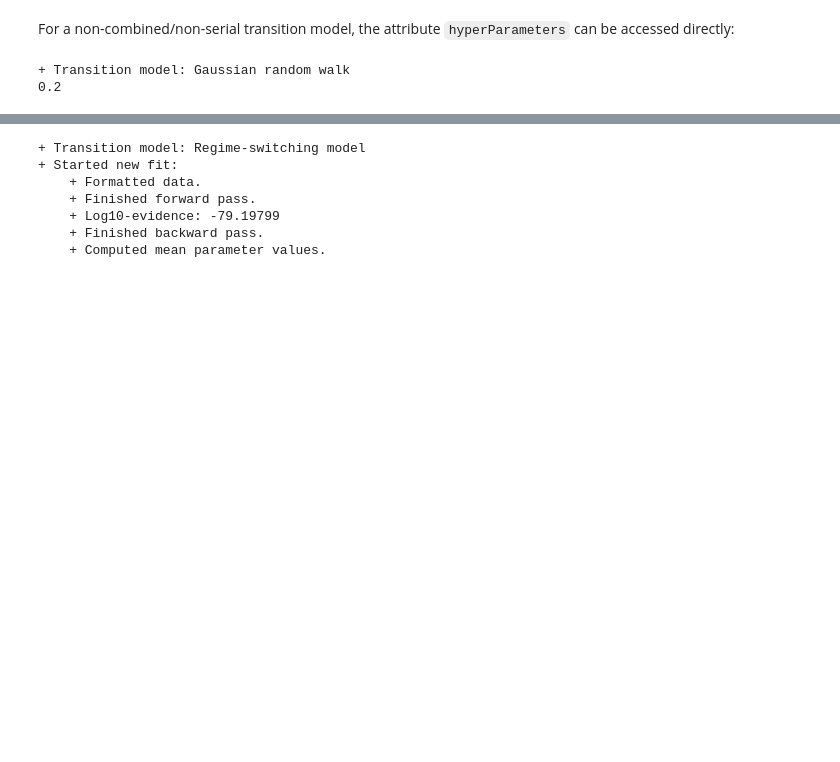
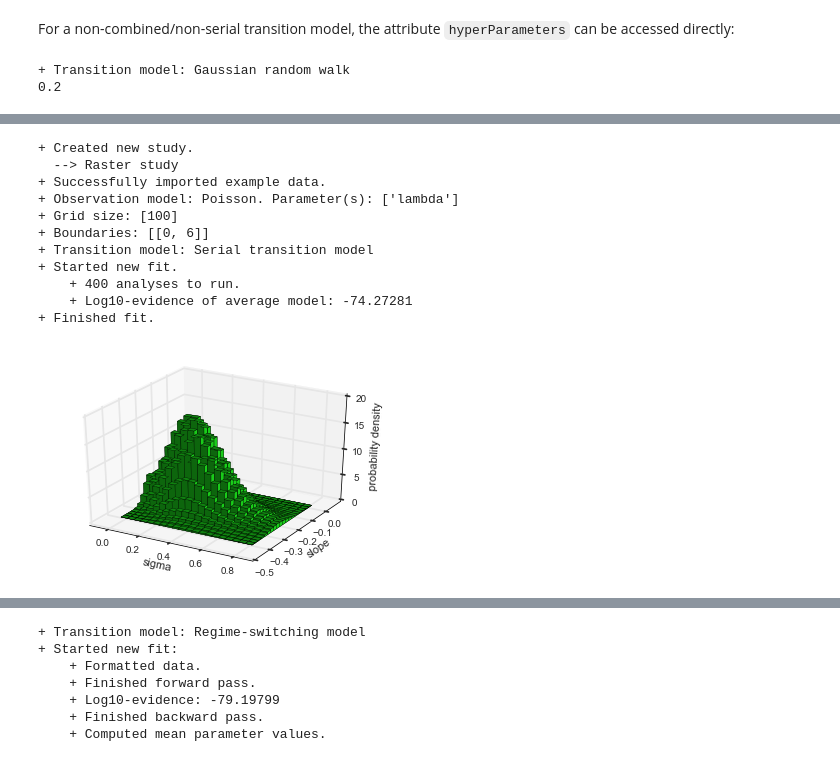
Before and after one commit to christophmark/bayesloop, a Jupyter notebook: docs/bayesloop_tutorial.ipynb, the cells around one changed output, grey strips where cells are left out. Cells and saved outputs as stored; diff of their text form; code cells hidden in the pictures; blank space fills up the shorter version.

Commit message:
Added raster study and adjusted change-point study

```diff
--- a/docs/bayesloop_tutorial.ipynb
+++ b/docs/bayesloop_tutorial.ipynb
@@ -387,0 +451,36 @@ The change-point study is set up as follows:
+# %%
+RS = bl.RasterStudy()
+RS.loadExampleData()
+
+M = bl.om.Poisson()
+RS.setObservationModel(M)
+
+RS.setGridSize([100])
+RS.setBoundaries([[0, 6]])
+
+K = bl.transitionModels.SerialTransitionModel(bl.transitionModels.Static(),
+                                              34,
+                                              bl.transitionModels.Linear(slope=-0.2),
+                                              44,
+                                              bl.transitionModels.GaussianRandomWalk(sigma=0.1))
+
+RS.setTransitionModel(K)
+
+RS.fit(raster=[['slope', -0.4, 0.0, 20], ['sigma', 0.0, 0.8, 20]], silent=True)
+RS.plotJointHyperParameterDistribution(params=[0, 1], color=[0.1, 0.8, 0.1])
+
+plt.xlim([-0.1, 0.9])
+plt.ylim([-0.5, 0.1]);
+# %% [output]
++ Created new study.
+  --> Raster study
++ Successfully imported example data.
++ Observation model: Poisson. Parameter(s): ['lambda']
++ Grid size: [100]
++ Boundaries: [[0, 6]]
++ Transition model: Serial transition model
++ Started new fit.
+    + 400 analyses to run.
+    + Log10-evidence of average model: -74.27281
++ Finished fit.
+[figure, added]
```
Also changed, not shown: parts of 32 cells of this notebook.
